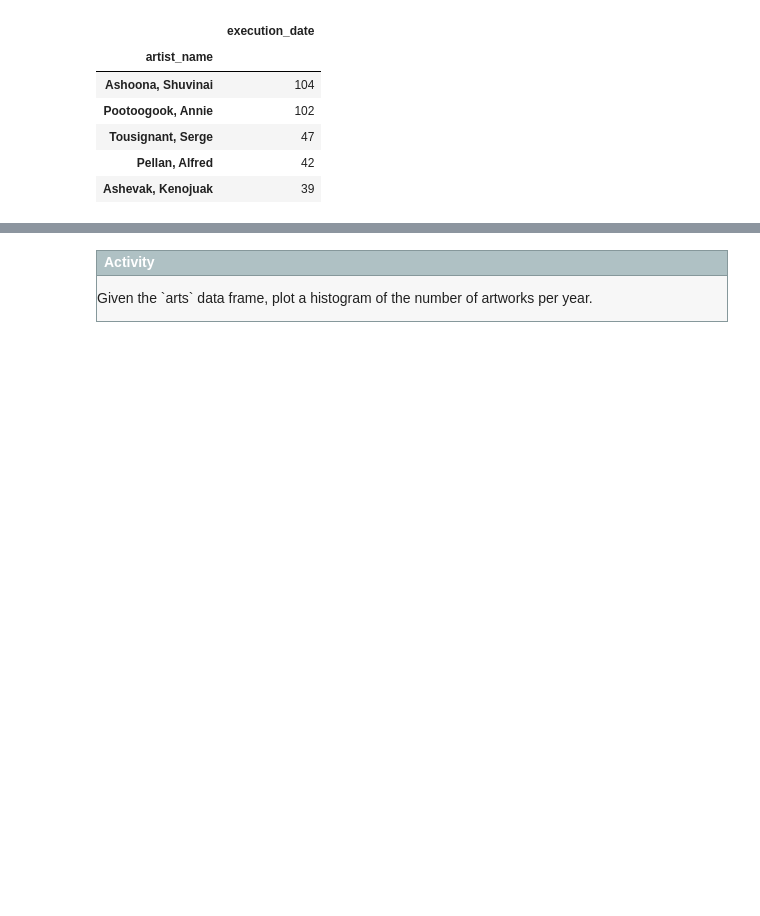
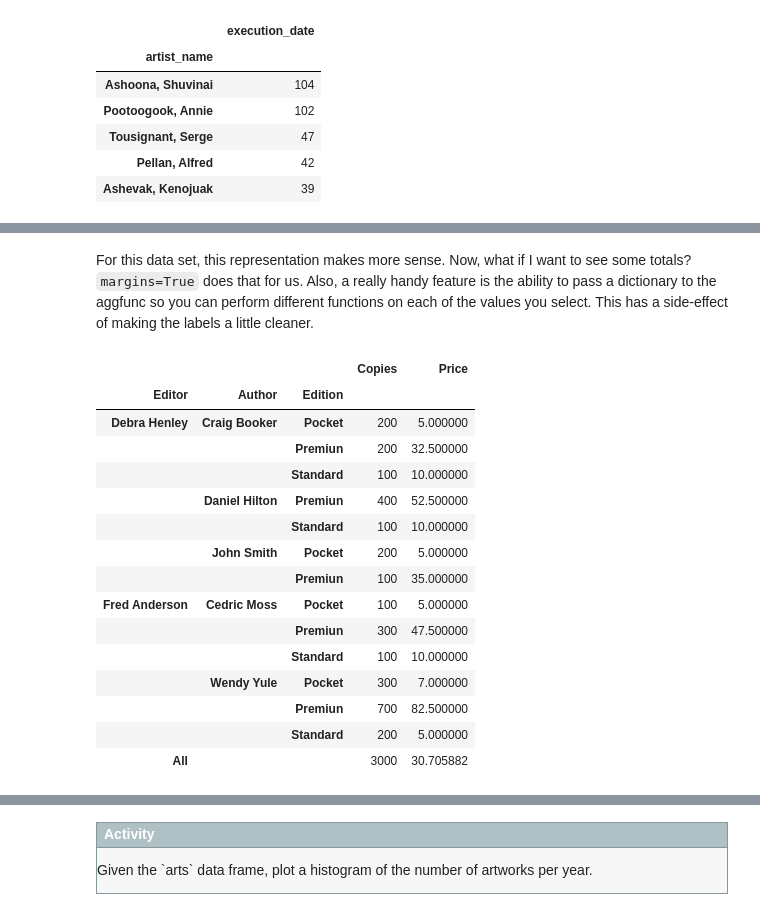
Before and after one commit to versae/DH2304, a Jupyter notebook: class07.ipynb, the cells around one changed output, grey strips where cells are left out. Drawn from its saved outputs; the diff is of its cells as text; code cells hidden in the pictures; blank space fills up the shorter version.

```diff
--- a/class07.ipynb
+++ b/class07.ipynb
@@ -388,0 +824,22 @@ period_max = arts.groupby # ...
+# %% [markdown]
+For this data set, this representation makes more sense. Now, what if I want to see some totals? `margins=True` does that for us. Also, a really handy feature is the ability to pass a dictionary to the aggfunc so you can perform different functions on each of the values you select. This has a side-effect of making the labels a little cleaner.
+# %%
+pd.pivot_table(df,index=["Editor", "Author", "Edition"], values=["Copies", "Price"],
+               aggfunc={"Copies": np.sum, "Price": np.mean}, fill_value=0, margins=True)
+# %% [output]
+|  |  |  | Copies | Price |
+| Editor | Author | Edition |  |  |
+| Debra Henley | Craig Booker | Pocket | 200 | 5.000000 |
+|  |  | Premiun | 200 | 32.500000 |
+|  |  | Standard | 100 | 10.000000 |
+|  | Daniel Hilton | Premiun | 400 | 52.500000 |
+|  |  | Standard | 100 | 10.000000 |
+|  | John Smith | Pocket | 200 | 5.000000 |
+|  |  | Premiun | 100 | 35.000000 |
+| Fred Anderson | Cedric Moss | Pocket | 100 | 5.000000 |
+|  |  | Premiun | 300 | 47.500000 |
+|  |  | Standard | 100 | 10.000000 |
+|  | Wendy Yule | Pocket | 300 | 7.000000 |
+|  |  | Premiun | 700 | 82.500000 |
+|  |  | Standard | 200 | 5.000000 |
+| All |  |  | 3000 | 30.705882 |
```
Also changed, not shown: parts of 91 cells of this notebook, 4 other files.
